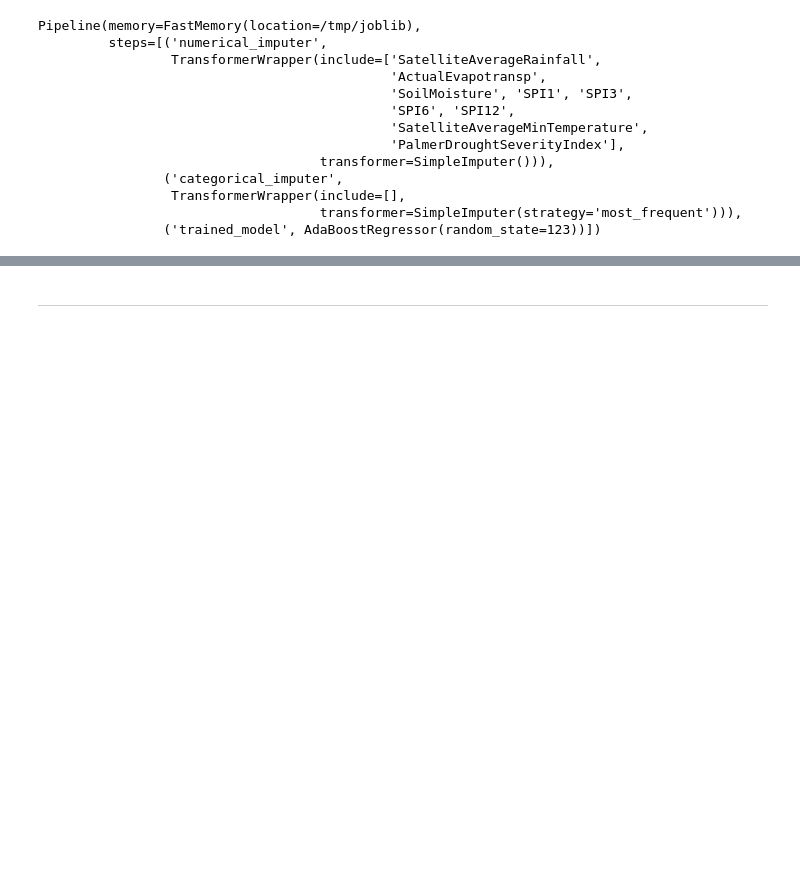
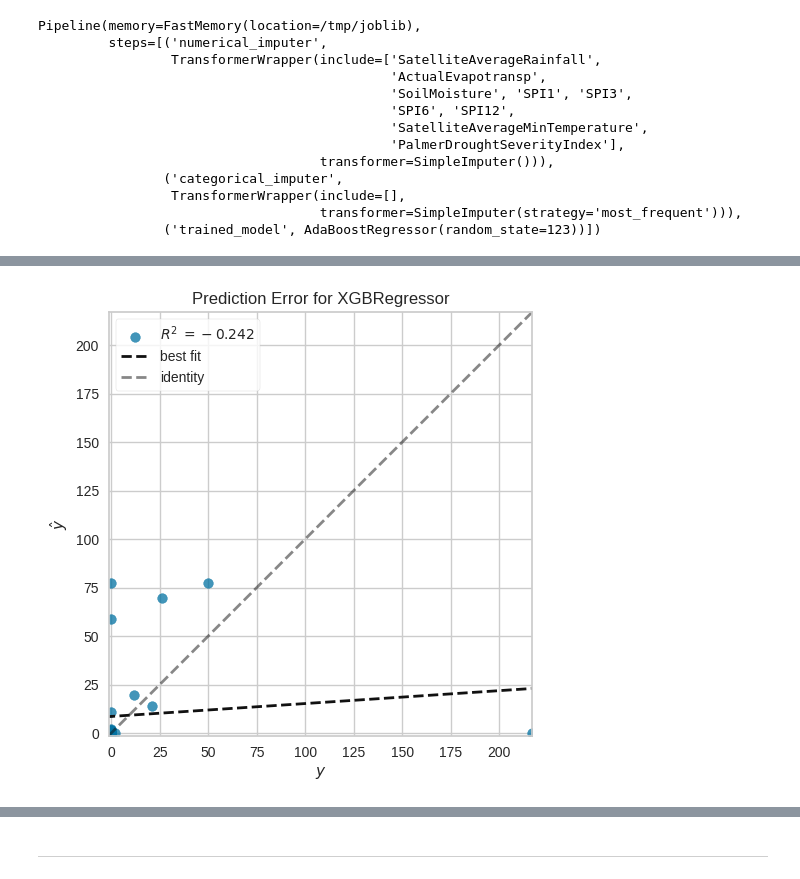
Before and after one commit to mtofighi/ChilwaBasin, a Jupyter notebook: ChilwaBasin_DataAnalysis_032024/ChilwaBasin_Regression_PyCaret_Cholera.ipynb, the cells around one changed output, grey strips where cells are left out. Saved outputs shown, nothing was run; the diff lists cells and outputs as text; code cells hidden in the pictures; blank space fills up the shorter version.

```diff
--- a/ChilwaBasin_DataAnalysis_032024/ChilwaBasin_Regression_PyCaret_Cholera.ipynb
+++ b/ChilwaBasin_DataAnalysis_032024/ChilwaBasin_Regression_PyCaret_Cholera.ipynb
@@ -399,0 +549,4 @@ Pipeline(memory=FastMemory(location=/tmp/joblib),
+# %%
+# to control the scale of plot
+plot_model(compare_tree_models, plot = 'error', scale = 1) #--------------------------
+# %% [output]
@@ -399,0 +554 @@ Pipeline(memory=FastMemory(location=/tmp/joblib),
+[figure, added]
```
Also changed, not shown: parts of 120 cells of this notebook.
